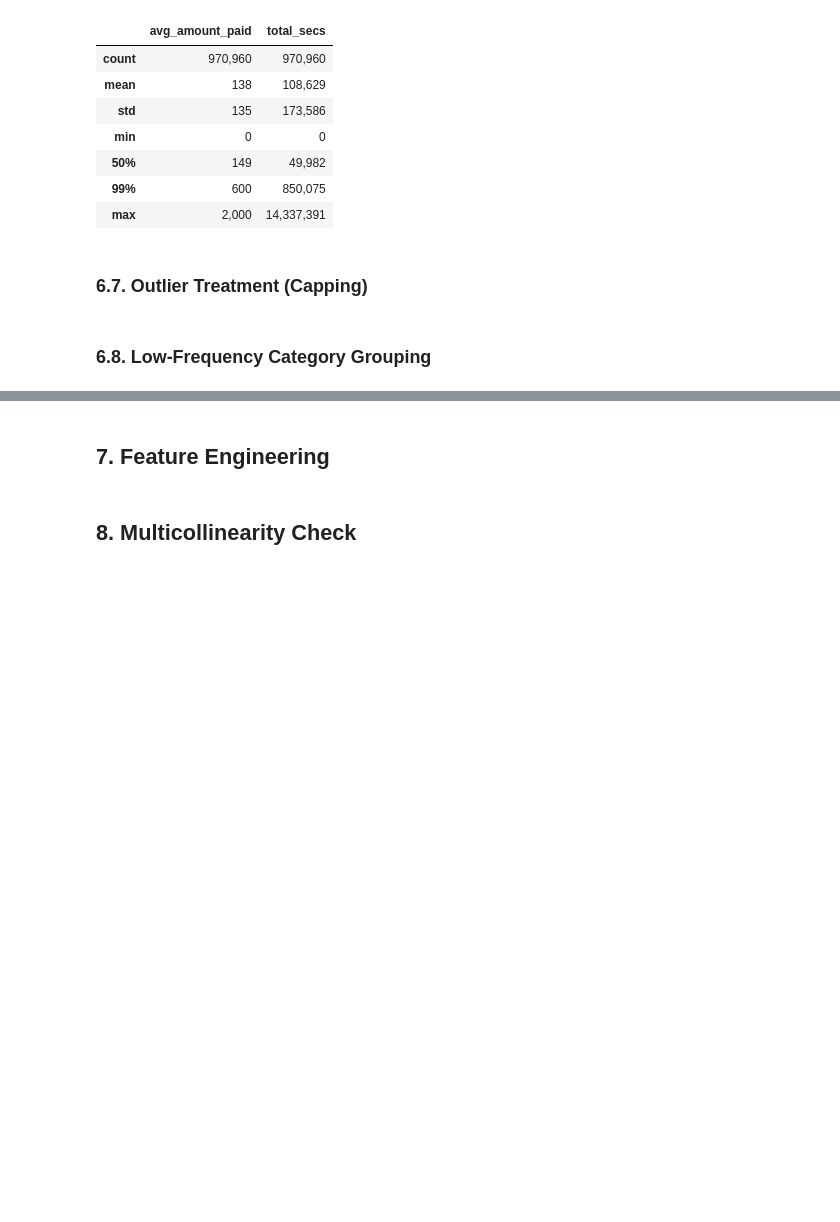
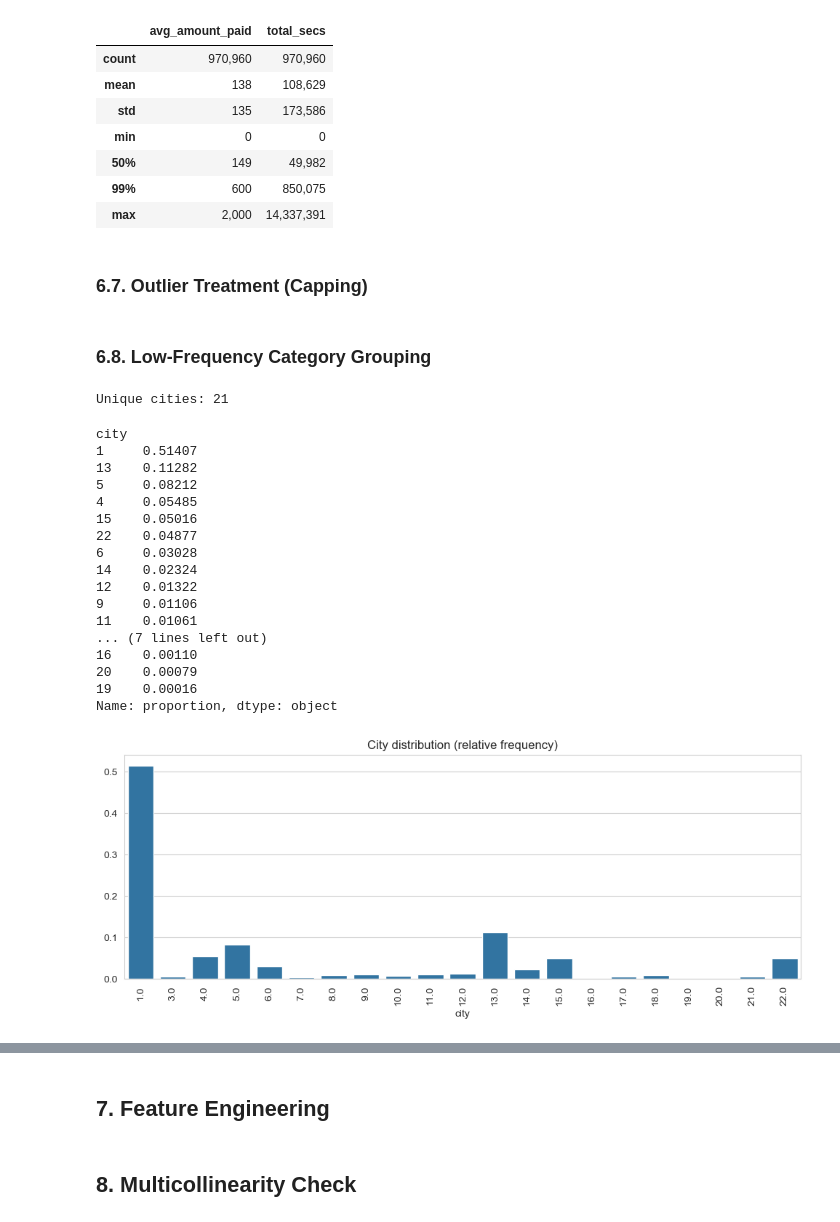
Before and after one commit to PaulinaMamiaga/customer-churn-intelligence-system, a Jupyter notebook: notebooks/02_data_preparation_and_feature_engineering.ipynb, the cells around one changed output, grey strips where cells are left out. Drawn from its saved outputs; the diff is of its cells as text; code cells hidden in the pictures; blank space fills up the shorter version.

```diff
--- a/notebooks/02_data_preparation_and_feature_engineering.ipynb
+++ b/notebooks/02_data_preparation_and_feature_engineering.ipynb
@@ -421,8 +416,40 @@ cap_secs = df["total_secs"].quantile(0.99)
 df["total_secs"] = np.where(df["total_secs"] > cap_secs, cap_secs, df["total_secs"])
 # %% [markdown]
 ### **6.8. Low-Frequency Category Grouping**
-# %%
-# 6.8.1 City
-city_freq = df["city"].value_counts(normalize=True)
-rare_cities = city_freq[city_freq < 0.01].index
-df["city_grouped"] = df["city"].replace(rare_cities, "other")
+# %%
+# 6.8.1. City distribution
+city_series = df["city"]
+
+print("Unique cities:", city_series.nunique())
+
+city_freq = city_series.value_counts(normalize=True)
+
+# Show frequencies with precision
+display(city_freq.apply(lambda x: f"{x:.5f}"))
+
+# Plot
+plt.figure(figsize=(12,4))
+sns.barplot(x=city_freq.index, y=city_freq.values)
+plt.title("City distribution (relative frequency)")
+plt.xticks(rotation=90)
+plt.show()
+# %% [output]
+Unique cities: 21
+city
+1     0.51407
+13    0.11282
+5     0.08212
+4     0.05485
+15    0.05016
+22    0.04877
+6     0.03028
+14    0.02324
+12    0.01322
+9     0.01106
+11    0.01061
+... (7 lines left out)
+16    0.00110
+20    0.00079
+19    0.00016
+Name: proportion, dtype: object
+[figure, added]
```
Also changed, not shown: parts of 14 cells of this notebook.
